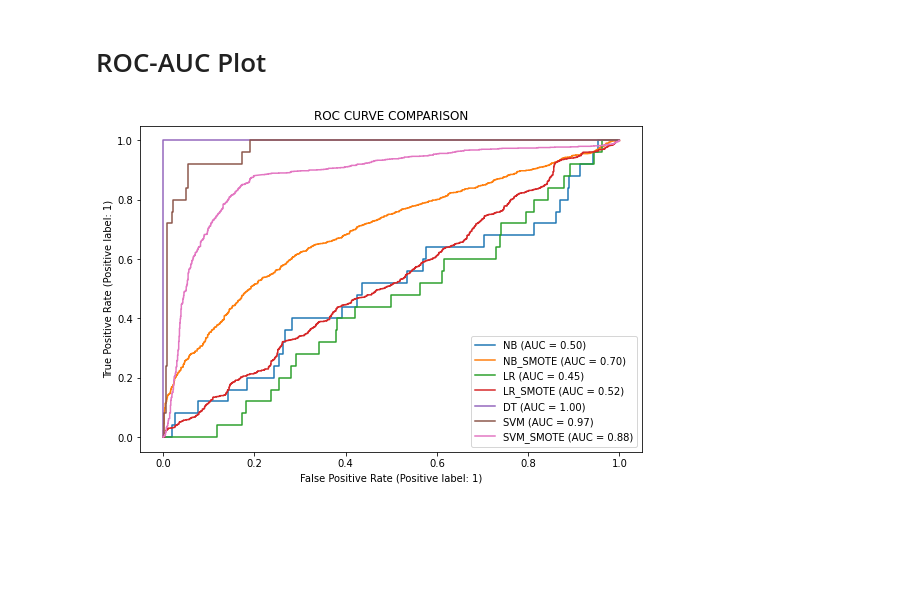
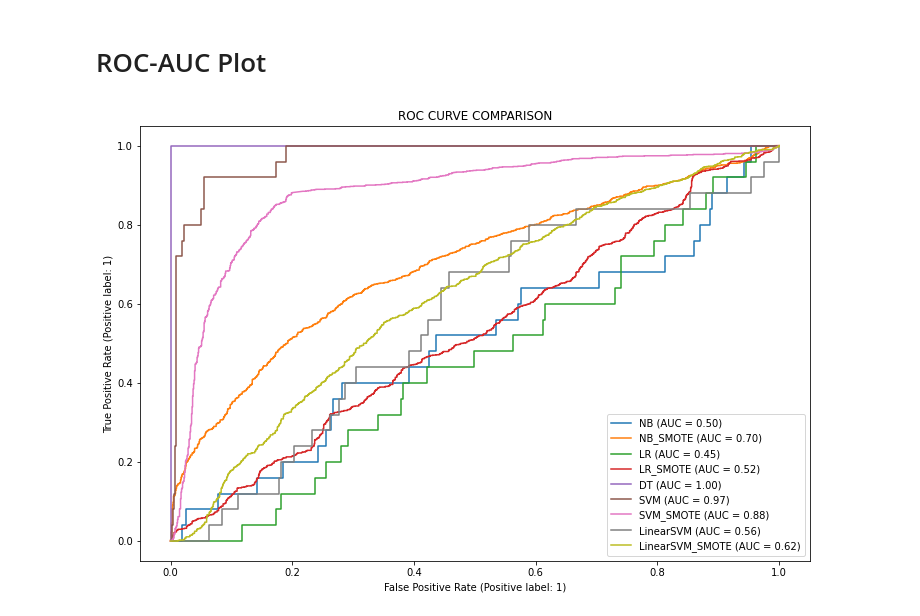
Before and after one commit to Chomchanok/Term_Project, a Jupyter notebook: model.ipynb, the cells around one changed output. Cells and saved outputs as stored; diff of their text form; code cells hidden in the pictures; blank space fills up the shorter version.

Commit message:
add ROC plot of Linear SVM

```diff
--- a/model.ipynb
+++ b/model.ipynb
@@ -325,33 +325,38 @@ plot_confusion_matrix(lin_svm, X_test_over, y_test_over, display_labels=["CV", "
 # %% [markdown]
 # ROC-AUC Plot
 # %%
-plt.figure(figsize=(9,6))
+plt.figure(figsize=(12,8))
 
 ax = plt.gca()
 
 # ROC plot of Naive Bayes
-nb_roc = plot_roc_curve(nbModel_grid, X_test, y_test, ax=ax, name='NB')
+plot_roc_curve(nbModel_grid, X_test, y_test, ax=ax, name='NB')
 
 # ROC plot of Naive Bayes which is applied SMOTE
-nb_smote_roc = plot_roc_curve(nbModel_grid, X_test_over, y_test_over, ax=ax, name='NB_SMOTE')
+plot_roc_curve(nbModel_grid, X_test_over, y_test_over, ax=ax, name='NB_SMOTE')
 
 # ROC plot of Logistic Regression
-lr_roc = plot_roc_curve(model_logis1, X_test, y_test, ax=ax, name='LR')
+plot_roc_curve(model_logis1, X_test, y_test, ax=ax, name='LR')
 
 # ROC plot of Logistic Regression which is applied SMOTE
-lr_smote_roc = plot_roc_curve(model_logis2, X_testO, y_testO, ax=ax, name='LR_SMOTE')
+plot_roc_curve(model_logis2, X_testO, y_testO, ax=ax, name='LR_SMOTE')
 
 # ROC plot of Decision Tree
-dt_roc = plot_roc_curve(modelClf, X_test, y_test, ax=ax, name='DT')
+plot_roc_curve(modelClf, X_test, y_test, ax=ax, name='DT')
 
 # ROC plot of Support Vector Machines
-svm_roc = plot_roc_curve(cv_svm, X_test, y_test, ax=ax, name='SVM')
+plot_roc_curve(cv_svm, X_test, y_test, ax=ax, name='SVM')
 
 # ROC plot of Support Vector Machines which is applied SMOTE
-svm_smote_roc = plot_roc_curve(cv_svm, X_test_over, y_test_over, ax=ax, name='SVM_SMOTE')
+plot_roc_curve(cv_svm, X_test_over, y_test_over, ax=ax, name='SVM_SMOTE')
 
+# ROC plot of Linear SVM
+plot_roc_curve(lin_svm, X_test, y_test, ax=ax, name='LinearSVM')
+
+# ROC plot of Linear SVM which is applied SMOTE
+plot_roc_curve(lin_svm, X_test_over, y_test_over, ax=ax, name='LinearSVM_SMOTE')
 
 plt.title("ROC CURVE COMPARISON")
 plt.show()
 # %% [output]
-[figure, old version]
+[figure, new version]
```
